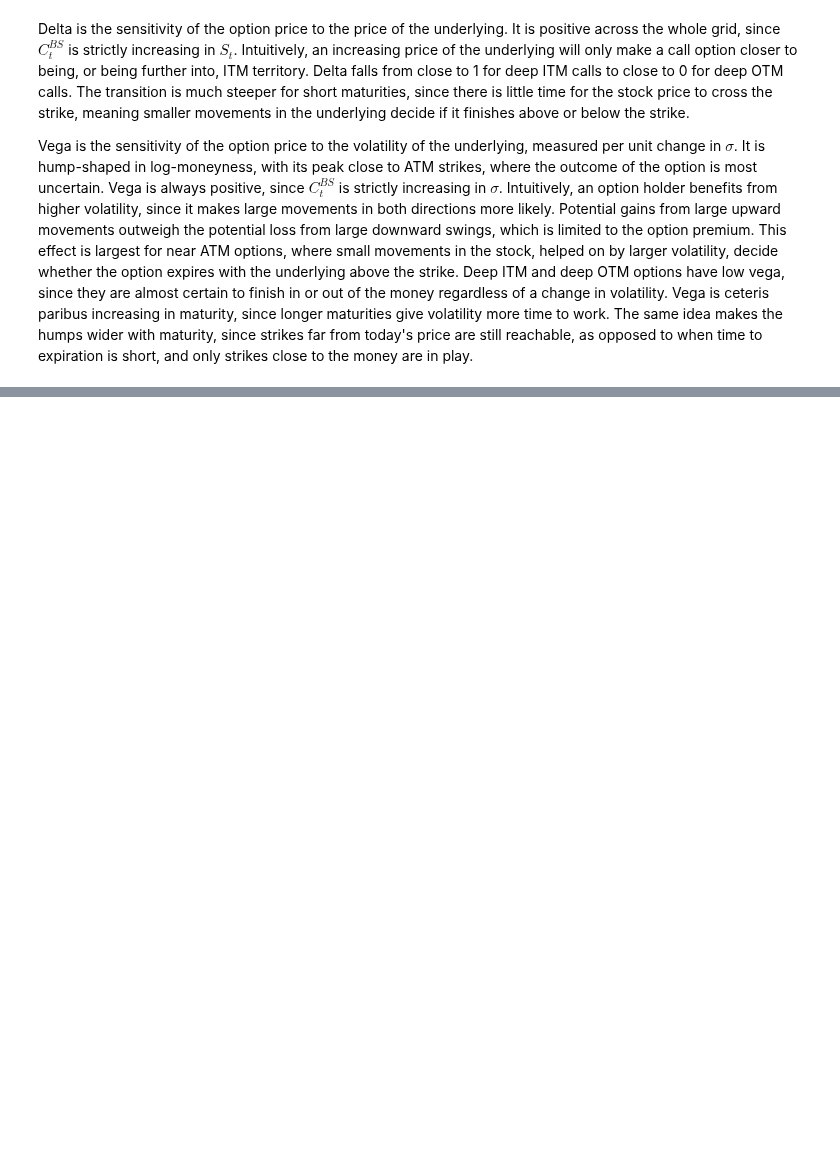
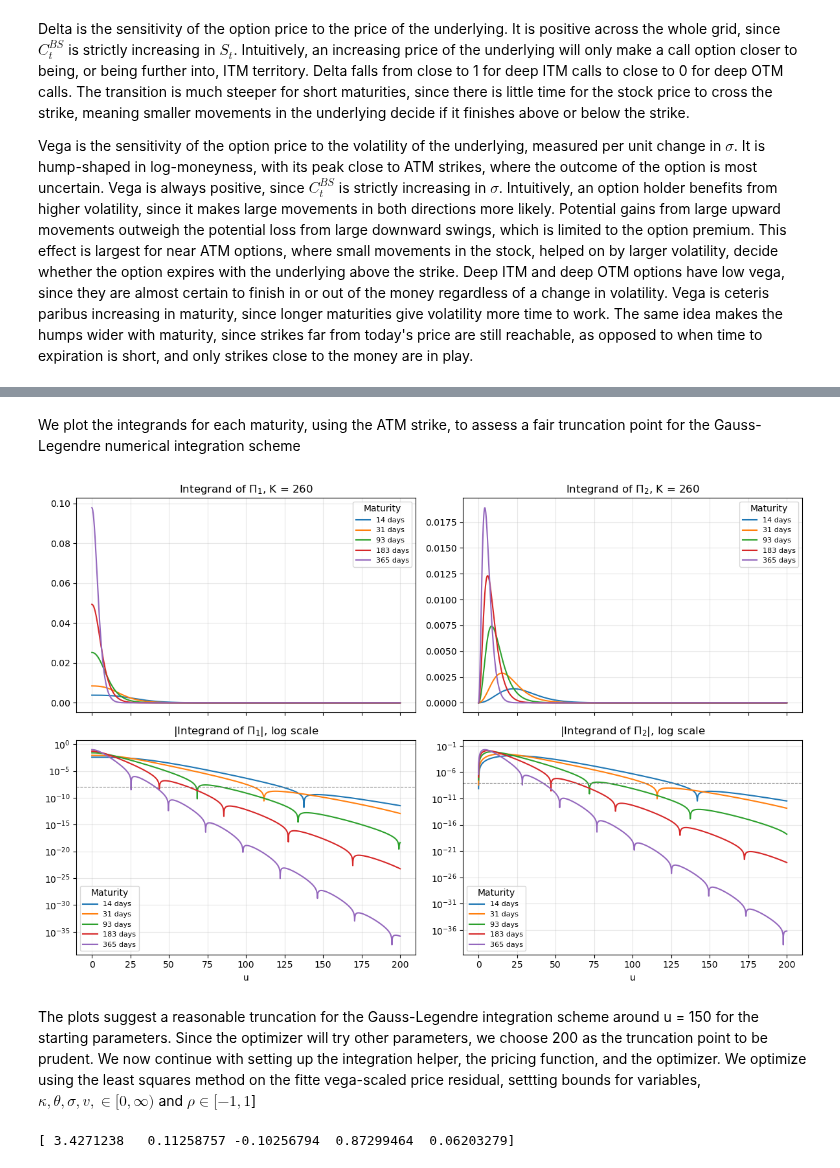
Before and after one commit to dvli22/Assignment-Mandatory, a Jupyter notebook: assignment1.ipynb, the cells around one changed output, grey strips where cells are left out. Cells and saved outputs as stored; diff of their text form; code cells hidden in the pictures; blank space fills up the shorter version.

```diff
--- a/assignment1.ipynb
+++ b/assignment1.ipynb
@@ -190,0 +218,66 @@ Vega is the sensitivity of the option price to the volatility of the underlying,
+# %% [markdown]
+We plot the integrands for each maturity, using the ATM strike, to assess a fair truncation point for the Gauss-Legendre numerical integration scheme
+# %%
+
+U = np.linspace(0.01, 200, 2000)
+K = 260
+
+##2x2 grid: top row linear scale, bottom row |integrand| on log scale
+fig, axes = plt.subplots(2, 2, figsize=(12, 8), sharex=True)
+for tau in options['tau'].unique():
+    label = f'{round(tau*365)} days'
+    i1 = integrand1(S, K, r, tau, kappa, rho, theta, sigma_v, v0, U)
+    i2 = integrand2(S, K, r, tau, kappa, rho, theta, sigma_v, v0, U)
+    axes[0, 0].plot(U, i1, label=label)
+    axes[0, 1].plot(U, i2, label=label)
+    axes[1, 0].semilogy(U, np.abs(i1), label=label)
+    axes[1, 1].semilogy(U, np.abs(i2), label=label)
+
+axes[0, 0].set_title(r'Integrand of $\Pi_1$, K = 260')
+axes[0, 1].set_title(r'Integrand of $\Pi_2$, K = 260')
+axes[1, 0].set_title(r'$|$Integrand of $\Pi_1|$, log scale')
+axes[1, 1].set_title(r'$|$Integrand of $\Pi_2|$, log scale')
+for ax in axes[1]:
+    ax.axhline(1e-8, color='grey', ls='--', lw=0.8)
+    ax.set_xlabel('u')
+for ax in axes.flat:
+    ax.grid(alpha=0.3)
+    ax.legend(title='Maturity', fontsize=8)
+plt.tight_layout()
+plt.show()
+# %% [output]
+[figure, added]
+# %% [markdown]
+The plots suggest a reasonable truncation for the Gauss-Legendre integration scheme around u = 150 for the starting parameters. Since the optimizer will try other parameters, we choose 200 as the truncation point to be prudent. We now continue with setting up the integration helper, the pricing function, and the optimizer. We optimize using the least squares method on the fitte vega-scaled price residual, settting bounds for variables, $\kappa, \theta, \sigma, v, \in [0, \infty)$ and $\rho \in [-1, 1$]
+# %%
+##Gauss-Legendre integration scheme
+def gl_integration(xmax, n):
+    x, w = np.polynomial.legendre.leggauss(n)
+    u = (x + 1) * xmax / 2
+    w = w * xmax / 2
+    return u, w
+
+u, w = gl_integration(200, 100)
+
+##Heston call price
+def heston_call(S, K, r, tau, kappa, rho, theta, sigma_v, v0, u, w):
+    Pi1 = 0.5 + np.sum(w * integrand1(S, K, r, tau, kappa, rho, theta, sigma_v, v0, u)) / np.pi
+    Pi2 = 0.5 + np.sum(w * integrand2(S, K, r, tau, kappa, rho, theta, sigma_v, v0, u)) / np.pi
+    return S * Pi1 - K * np.exp(-r * tau) * Pi2
+
+##vega-scaled pricing errors
+def residuals(params):
+    kappa, theta, rho, sigma_v, v0 = params
+    errors = []
+    for o in options.itertuples():
+        model_price = heston_call(S, o.strike, r, o.tau, kappa, rho, theta, sigma_v, v0, u, w)
+        errors.append((model_price - o.price) / o.vega)
+    return np.array(errors)
+
+##minimize the sum of squared errors, starting from the given values
+x0 = [3, 0.10, -0.20, 1, 0.10]
+res = least_squares(residuals, x0, bounds=([0, 0, -1, 0, 0], [np.inf, np.inf, 1, np.inf, np.inf]))
+kappa_c, theta_c, rho_c, sigma_v_c, v0_c = res.x
+print(res.x)
+# %% [output]
+[ 3.4271238   0.11258757 -0.10256794  0.87299464  0.06203279]
```
Also changed, not shown: parts of 6 cells of this notebook.
